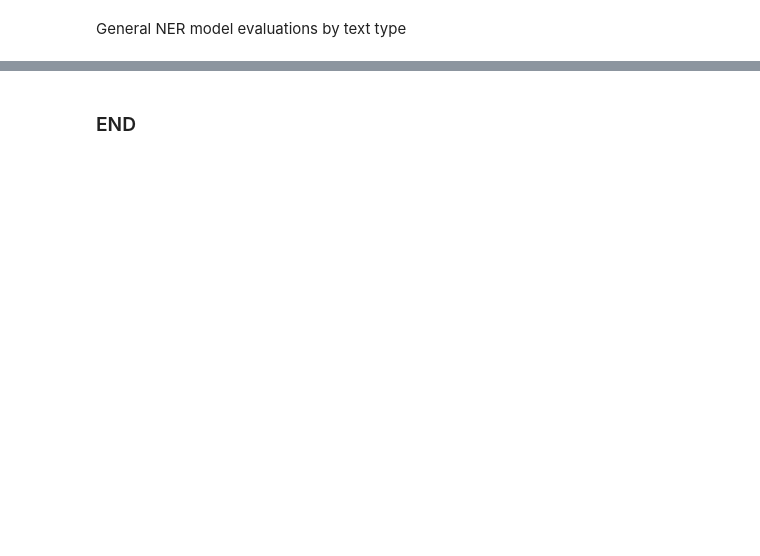
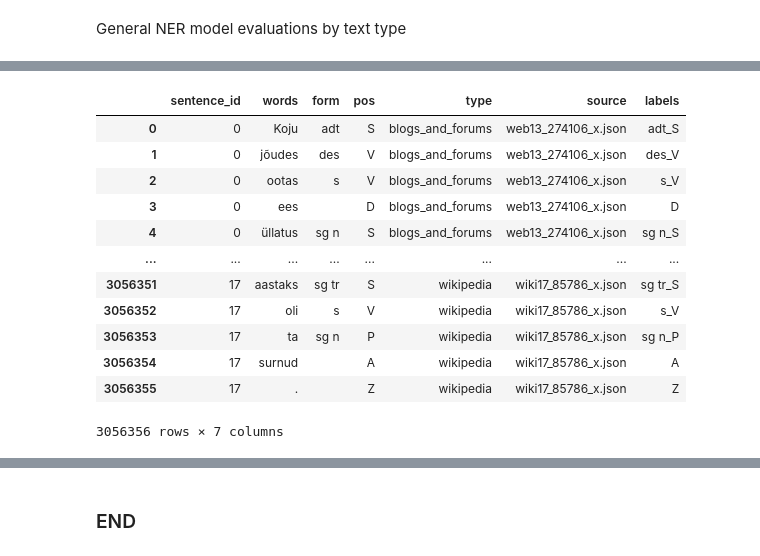
Before and after one commit to estnltk/estnltk-model-training, a Jupyter notebook: morph_tagging/finetune_bert_morph_tagger.ipynb, the cells around one changed output, grey strips where cells are left out. Drawn from its saved outputs; the diff is of its cells as text; code cells hidden in the pictures; blank space fills up the shorter version.

```diff
--- a/morph_tagging/finetune_bert_morph_tagger.ipynb
+++ b/morph_tagging/finetune_bert_morph_tagger.ipynb
@@ -926,0 +1250,18 @@ Tooken: </s>
+# %%
+comparison_data = pd.read_csv("comparison_data.csv", keep_default_na=False)
+# %%
+comparison_data
+# %% [output]
+|  | sentence_id | words | form | pos | type | source | labels |
+| 0 | 0 | Koju | adt | S | blogs_and_forums | web13_274106_x.json | adt_S |
+| 1 | 0 | jõudes | des | V | blogs_and_forums | web13_274106_x.json | des_V |
+| 2 | 0 | ootas | s | V | blogs_and_forums | web13_274106_x.json | s_V |
+| 3 | 0 | ees |  | D | blogs_and_forums | web13_274106_x.json | D |
+| 4 | 0 | üllatus | sg n | S | blogs_and_forums | web13_274106_x.json | sg n_S |
+| ... | ... | ... | ... | ... | ... | ... | ... |
+| 3056351 | 17 | aastaks | sg tr | S | wikipedia | wiki17_85786_x.json | sg tr_S |
+| 3056352 | 17 | oli | s | V | wikipedia | wiki17_85786_x.json | s_V |
+| 3056353 | 17 | ta | sg n | P | wikipedia | wiki17_85786_x.json | sg n_P |
+| 3056354 | 17 | surnud |  | A | wikipedia | wiki17_85786_x.json | A |
+| 3056355 | 17 | . |  | Z | wikipedia | wiki17_85786_x.json | Z |
+3056356 rows × 7 columns
```
Also changed, not shown: parts of 120 cells of this notebook, 1 other file.
